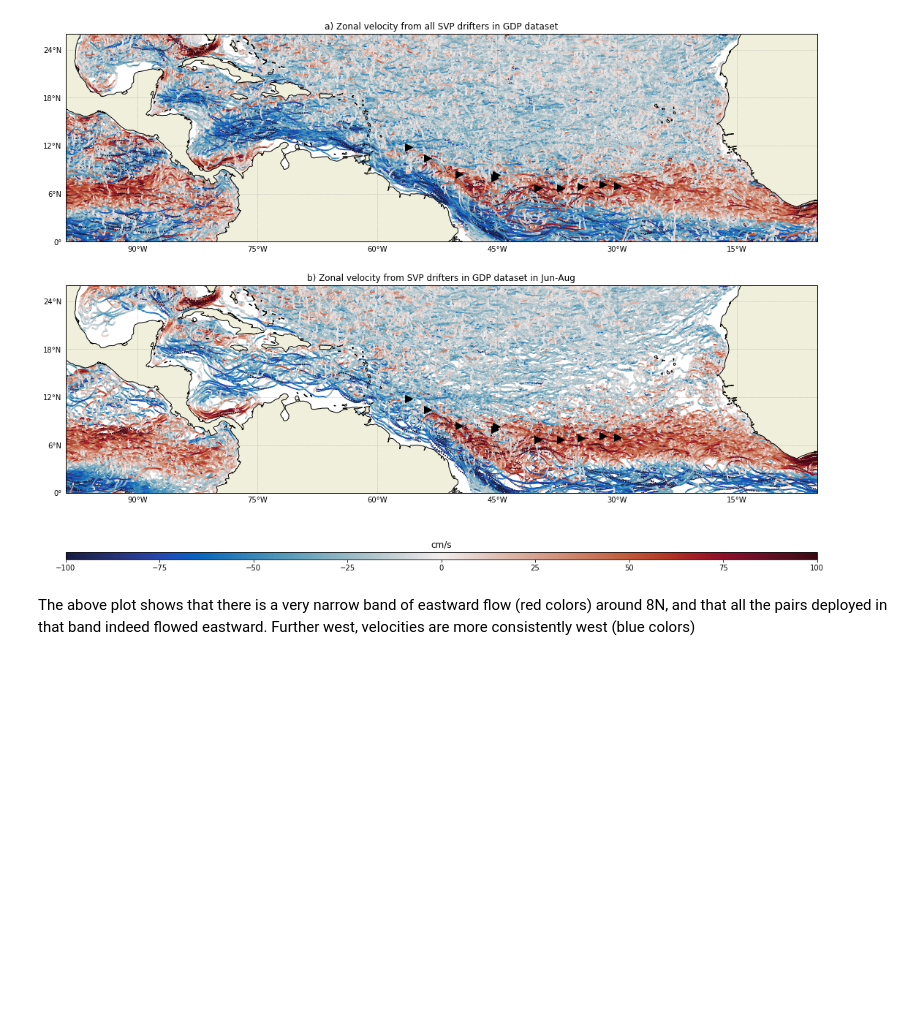
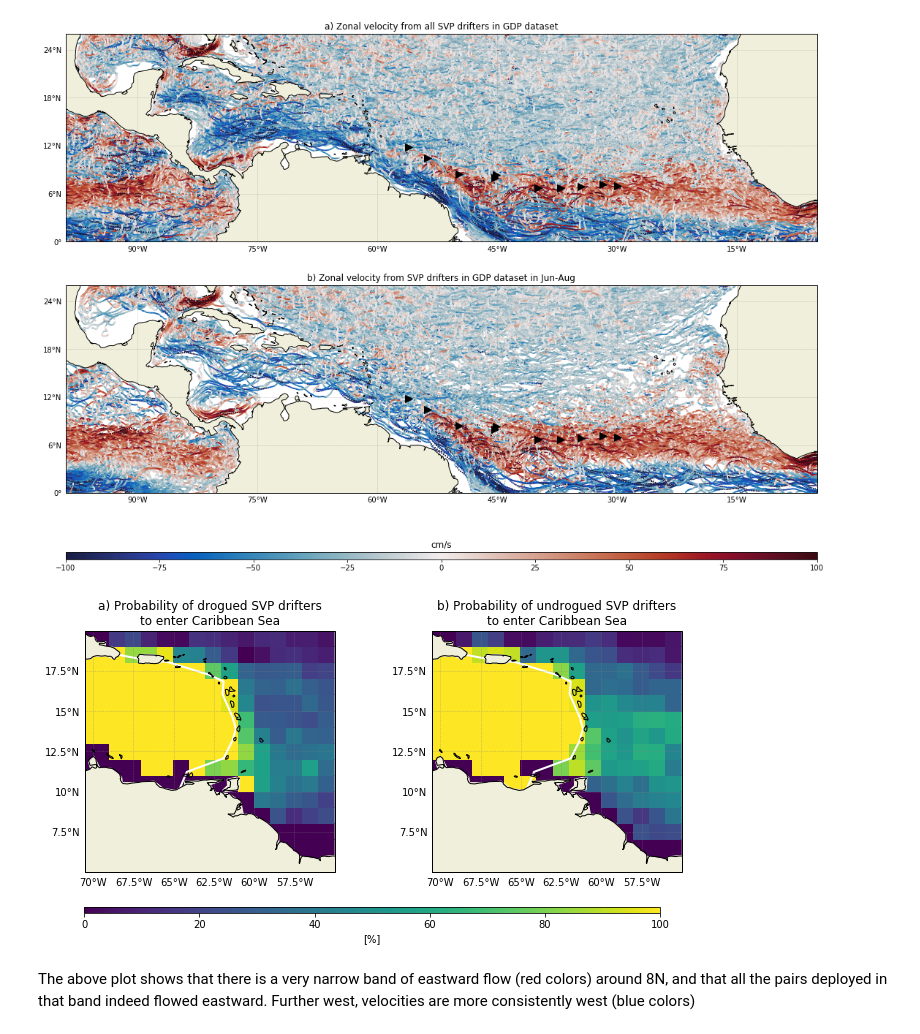
Before and after one commit to OceanParcels/Sargassum_Drifters, a Jupyter notebook: SargassumDrifterAnalysis.ipynb, the cells around one changed output. Drawn from its saved outputs; the diff is of its cells as text; code cells hidden in the pictures; blank space fills up the shorter version.

```diff
--- a/SargassumDrifterAnalysis.ipynb
+++ b/SargassumDrifterAnalysis.ipynb
@@ -237,6 +240,51 @@ savefig('svp_velocitiesmap.png')
 plt.show()
 # %% [output]
 [figure]
+# %%
+import scipy.io as sio
+import matplotlib.gridspec as gridspec
+
+projection = cartopy.crs.PlateCarree()
+fig = plt.figure(figsize=(10, 5), constrained_layout=True)
+gs = gridspec.GridSpec(2, 2, height_ratios=[6, 1])
+
+files = ['odds_enter_drogued.mat', 'odds_enter_undrogued.mat']
+titles = ['a) Probability of drogued SVP drifters\nto enter Caribbean Sea', 'b) Probability of undrogued SVP drifters\nto enter Caribbean Sea']
+
+poly = sio.loadmat('poly_carib_inside.mat')
+# print(poly)
+for i in range(2):
+    ai = fig.add_subplot(gs[0, i], projection=projection)
+
+    mat_contents = sio.loadmat(files[i])
+    a = ai.pcolormesh(mat_contents['Lon'][0], mat_contents['Lat'][0], mat_contents['Frac']*100,
+                      zorder=-1, vmin=0, vmax=100, rasterized=True, transform=cartopy.crs.PlateCarree())
+
+    ai.coastlines(resolution='50m',zorder=3)
+    ai.add_feature(cartopy.feature.LAND, zorder=2)
+    ai.set_extent([-70.5, mat_contents['Lon'][0][-1], mat_contents['Lat'][0][0], mat_contents['Lat'][0][-1]])
+    ai.set_title(titles[i])
+    ai.plot(poly['polyx'], poly['polyy'], 'w', linewidth=2, transform=cartopy.crs.PlateCarree(), zorder=0)
+
+    gl = ai.gridlines(crs=cartopy.crs.PlateCarree(), draw_labels=True, linewidth=0.5,
+                  color='gray', alpha=0.5, linestyle='--')
+    gl.xlabels_top = False
+    gl.ylabels_right = False
+    gl.xformatter = LONGITUDE_FORMATTER
+    gl.yformatter = LATITUDE_FORMATTER
+    gl.xlocator = mticker.FixedLocator(np.arange(-80, 0, 2.5))
+    gl.ylocator = mticker.FixedLocator(np.arange(0, 90, 2.5))
+
+
+cbaxes = fig.add_axes([0.1, 0.1, 0.8, 0.015])
+plt.colorbar(a, cax=cbaxes, orientation="horizontal", aspect=50, extend='neither', label='[%]')
+
+fig.canvas.draw()
+plt.tight_layout()
+savefig('odds_enter.png')
+savefig('odds_enter.pdf')
+# %% [output]
+[figure, added]
 # %% [markdown]
 The above plot shows that there is a very narrow band of eastward flow (red colors) around 8N, and that all the pairs deployed in that band indeed flowed eastward. Further west, velocities are more consistently west (blue colors)
 # %% [markdown]
```
Also changed, not shown: parts of 2 cells of this notebook, 4 other files.
